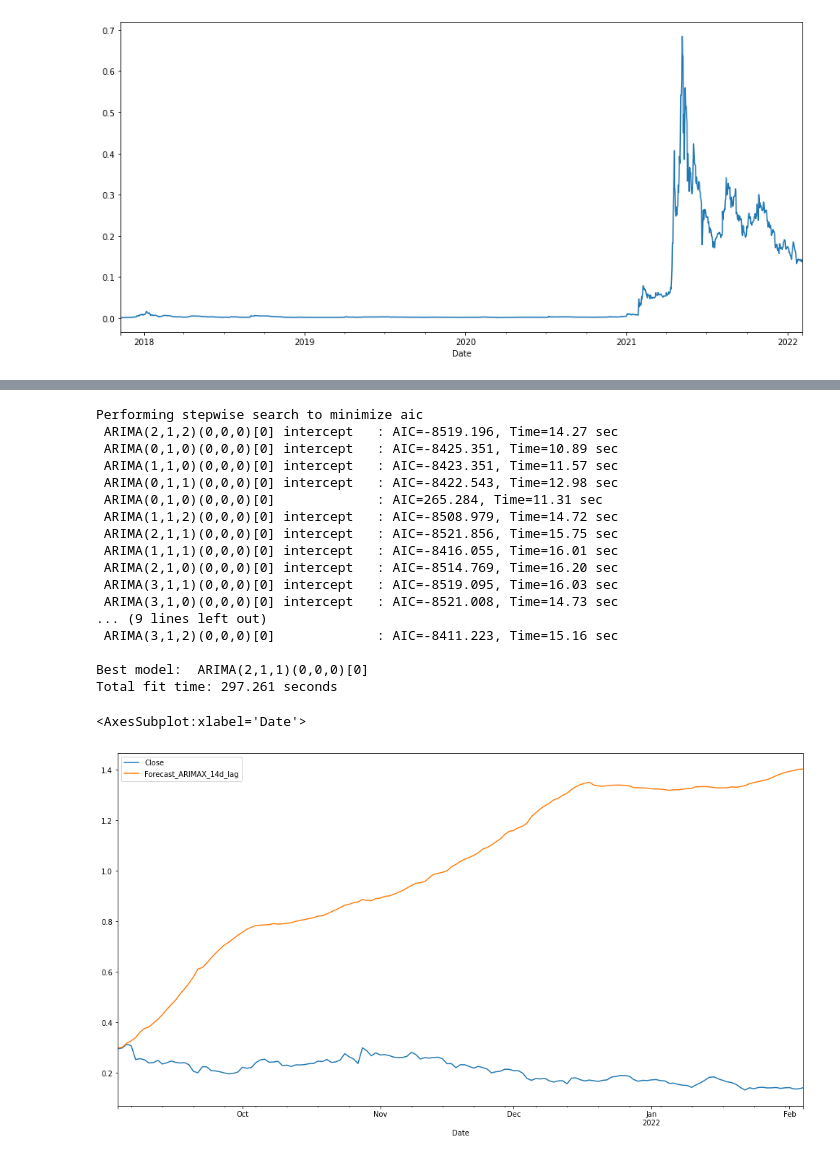
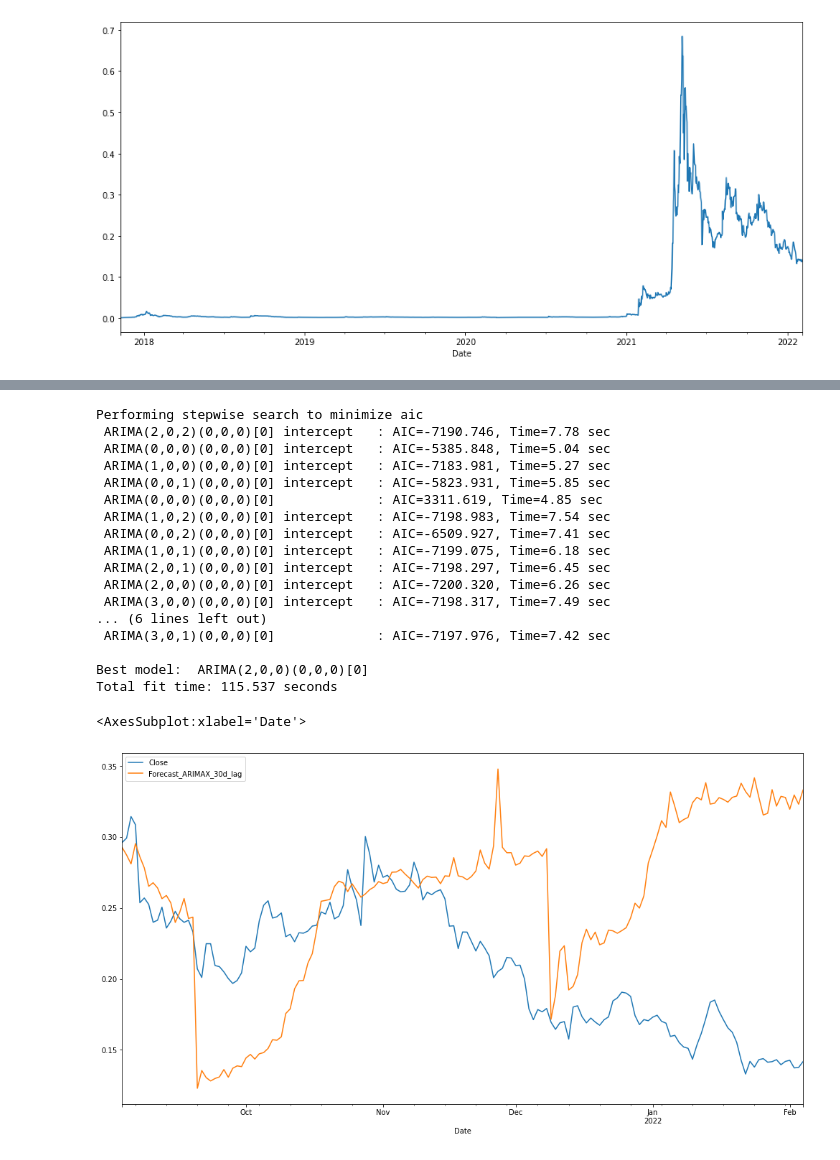
Before and after one commit to AnLong98/SIAP_2022, a Jupyter notebook: notebooks/doge_arimax.ipynb, the cells around one changed output, grey strips where cells are left out. Cells and saved outputs as stored; diff of their text form; code cells hidden in the pictures.

```diff
--- a/notebooks/doge_arimax.ipynb
+++ b/notebooks/doge_arimax.ipynb
@@ -171,16 +173,16 @@ df[["Close", "Forecast_ARIMAX"]].plot(figsize=(14, 7))
 # %%
-#Pokusavam predikciju nad lagom od 7 dana
-exog_7_days = []
+#Pokusavam predikciju nad lagom od 14 dana
+exog_14_days = []
 for feature in lag_features:
-    exog_7_days.append(f"{feature}_mean_lag{window1}")
-    exog_7_days.append(f"{feature}_std_lag{window1}")
+    exog_14_days.append(f"{feature}_mean_lag{window2}")
+    #exog_14_days.append(f"{feature}_std_lag{window2}")
 
-model = auto_arima(train.Close, exogenous=train[exog_7_days], trace=True, error_action="ignore",
+model = auto_arima(train.Close, exogenous=train[exog_14_days], trace=True, error_action="ignore",
                    suppress_warnings=True)
-model.fit(train.Close, exogenous=train[exog_7_days])
+model.fit(train.Close, exogenous=train[exog_14_days])
 
-forecast = model.predict(n_periods=len(test), exogenous=test[exog_7_days])
-test["Forecast_ARIMAX_7d_lag"] = forecast
-test[["Close", "Forecast_ARIMAX_7d_lag"]].plot(figsize=(17, 9))
+forecast = model.predict(n_periods=len(test), exogenous=test[exog_14_days])
+test["Forecast_ARIMAX_14d_lag"] = forecast
+test[["Close", "Forecast_ARIMAX_14d_lag"]].plot(figsize=(17, 9))
 # %% [output]
 Performing stepwise search to minimize aic
@@ -205,35 +210,35 @@ Total fit time: 267.202 seconds
 # %%
-#Pokusavam predikciju nad lagom od 14 dana
-exog_14_days = []
+#Pokusavam predikciju nad lagom od 30 dana
+exog_30_days = []
 for feature in lag_features:
-    exog_14_days.append(f"{feature}_mean_lag{window2}")
-    exog_14_days.append(f"{feature}_std_lag{window2}")
+    exog_30_days.append(f"{feature}_mean_lag{window3}")
+    #exog_30_days.append(f"{feature}_std_lag{window3}")
 
-model = auto_arima(train.Close, exogenous=train[exog_14_days], trace=True, error_action="ignore",
+model = auto_arima(train.Close, exogenous=train[exog_30_days], trace=True, error_action="ignore",
                    suppress_warnings=True)
-model.fit(train.Close, exogenous=train[exog_14_days])
+model.fit(train.Close, exogenous=train[exog_30_days])
 
-forecast = model.predict(n_periods=len(test), exogenous=test[exog_14_days])
-test["Forecast_ARIMAX_14d_lag"] = forecast
-test[["Close", "Forecast_ARIMAX_14d_lag"]].plot(figsize=(17, 9))
+forecast = model.predict(n_periods=len(test), exogenous=test[exog_30_days])
+test["Forecast_ARIMAX_30d_lag"] = forecast
+test[["Close", "Forecast_ARIMAX_30d_lag"]].plot(figsize=(17, 9))
 # %% [output]
 Performing stepwise search to minimize aic
- ARIMA(2,1,2)(0,0,0)[0] intercept   : AIC=-8519.196, Time=14.27 sec
- ARIMA(0,1,0)(0,0,0)[0] intercept   : AIC=-8425.351, Time=10.89 sec
- ARIMA(1,1,0)(0,0,0)[0] intercept   : AIC=-8423.351, Time=11.57 sec
- ARIMA(0,1,1)(0,0,0)[0] intercept   : AIC=-8422.543, Time=12.98 sec
- ARIMA(0,1,0)(0,0,0)[0]             : AIC=265.284, Time=11.31 sec
- ARIMA(1,1,2)(0,0,0)[0] intercept   : AIC=-8508.979, Time=14.72 sec
- ARIMA(2,1,1)(0,0,0)[0] intercept   : AIC=-8521.856, Time=15.75 sec
- ARIMA(1,1,1)(0,0,0)[0] intercept   : AIC=-8416.055, Time=16.01 sec
- ARIMA(2,1,0)(0,0,0)[0] intercept   : AIC=-8514.769, Time=16.20 sec
- ARIMA(3,1,1)(0,0,0)[0] intercept   : AIC=-8519.095, Time=16.03 sec
- ARIMA(3,1,0)(0,0,0)[0] intercept   : AIC=-8521.008, Time=14.73 sec
-... (9 lines left out)
- ARIMA(3,1,2)(0,0,0)[0]             : AIC=-8411.223, Time=15.16 sec
+ ARIMA(2,0,2)(0,0,0)[0] intercept   : AIC=-7190.746, Time=7.78 sec
+ ARIMA(0,0,0)(0,0,0)[0] intercept   : AIC=-5385.848, Time=5.04 sec
+ ARIMA(1,0,0)(0,0,0)[0] intercept   : AIC=-7183.981, Time=5.27 sec
+ ARIMA(0,0,1)(0,0,0)[0] intercept   : AIC=-5823.931, Time=5.85 sec
+ ARIMA(0,0,0)(0,0,0)[0]             : AIC=3311.619, Time=4.85 sec
+ ARIMA(1,0,2)(0,0,0)[0] intercept   : AIC=-7198.983, Time=7.54 sec
+ ARIMA(0,0,2)(0,0,0)[0] intercept   : AIC=-6509.927, Time=7.41 sec
+ ARIMA(1,0,1)(0,0,0)[0] intercept   : AIC=-7199.075, Time=6.18 sec
+ ARIMA(2,0,1)(0,0,0)[0] intercept   : AIC=-7198.297, Time=6.45 sec
+ ARIMA(2,0,0)(0,0,0)[0] intercept   : AIC=-7200.320, Time=6.26 sec
+ ARIMA(3,0,0)(0,0,0)[0] intercept   : AIC=-7198.317, Time=7.49 sec
+... (6 lines left out)
+ ARIMA(3,0,1)(0,0,0)[0]             : AIC=-7197.976, Time=7.42 sec
 
-Best model:  ARIMA(2,1,1)(0,0,0)[0]
-Total fit time: 297.261 seconds
+Best model:  ARIMA(2,0,0)(0,0,0)[0]
+Total fit time: 115.537 seconds
 <AxesSubplot:xlabel='Date'>
-[figure, old version]
+[figure, new version]
 # %%
```
Also changed, not shown: parts of 20 cells of this notebook, 8 other files.
